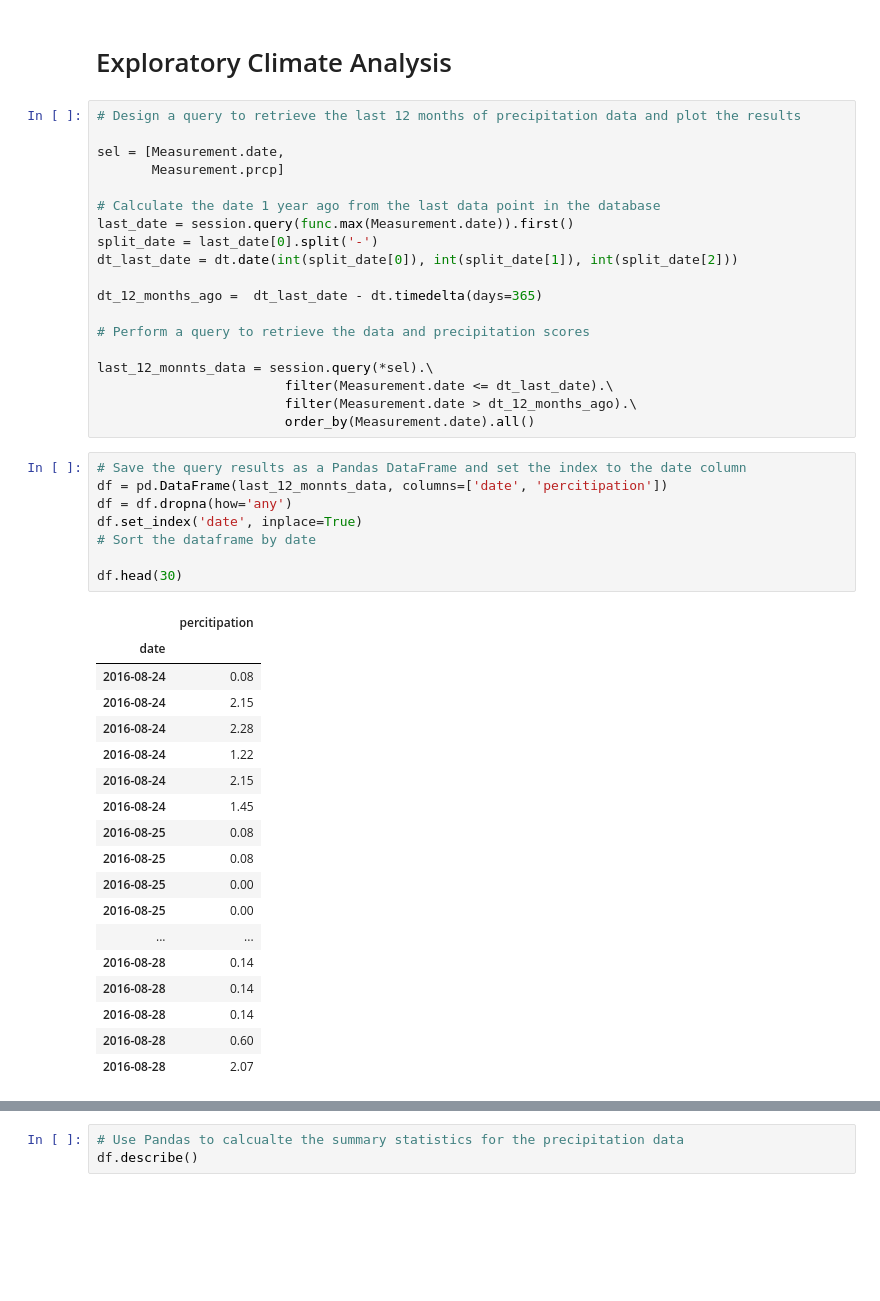
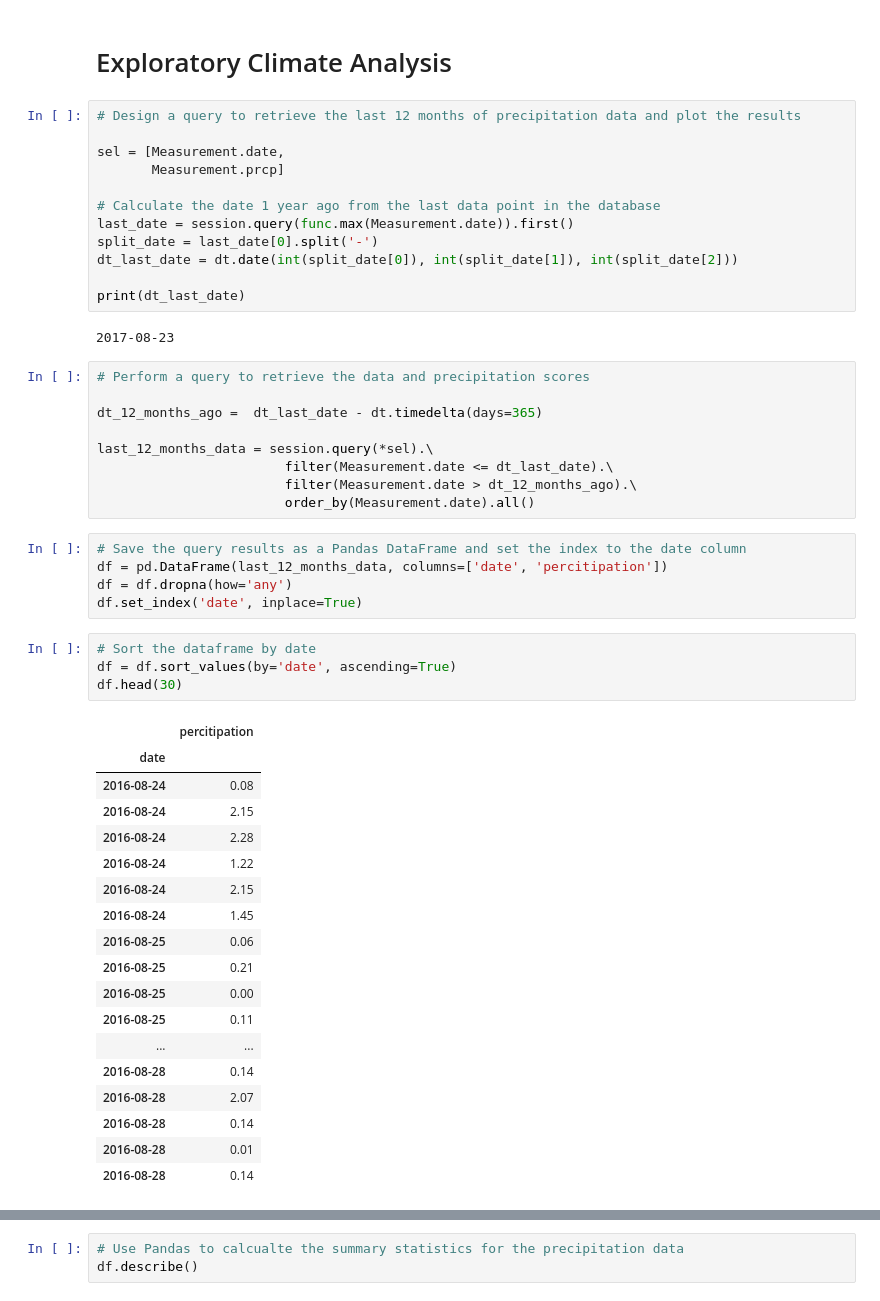
Before and after one commit to mosal2000/Flask-Climate-API, a Jupyter notebook: climate.ipynb, the cells around one changed output, grey strips where cells are left out. Drawn from its saved outputs; the diff is of its cells as text; blank space fills up the shorter version.

```diff
--- a/climate.ipynb
+++ b/climate.ipynb
@@ -59,41 +59,46 @@ last_date = session.query(func.max(Measurement.date)).first()
 split_date = last_date[0].split('-')
 dt_last_date = dt.date(int(split_date[0]), int(split_date[1]), int(split_date[2]))
 
-dt_12_months_ago =  dt_last_date - dt.timedelta(days=365)
-
-# Perform a query to retrieve the data and precipitation scores
-
-last_12_monnts_data = session.query(*sel).\
-                        filter(Measurement.date <= dt_last_date).\
-                        filter(Measurement.date > dt_12_months_ago).\
-                        order_by(Measurement.date).all()
+print(dt_last_date)
+# %% [output]
+2017-08-23
+# %%
+# Perform a query to retrieve the data and precipitation scores
+
+dt_12_months_ago =  dt_last_date - dt.timedelta(days=365)
+
+last_12_months_data = session.query(*sel).\
+                        filter(Measurement.date <= dt_last_date).\
+                        filter(Measurement.date > dt_12_months_ago).\
+                        order_by(Measurement.date).all()
 # %%
 # Save the query results as a Pandas DataFrame and set the index to the date column
-df = pd.DataFrame(last_12_monnts_data, columns=['date', 'percitipation'])
+df = pd.DataFrame(last_12_months_data, columns=['date', 'percitipation'])
 df = df.dropna(how='any')
 df.set_index('date', inplace=True)
-# Sort the dataframe by date
-
-df.head(30)
-# %% [output]
-|  | percitipation |
-| date |  |
-| 2016-08-24 | 0.08 |
-| 2016-08-24 | 2.15 |
-| 2016-08-24 | 2.28 |
-| 2016-08-24 | 1.22 |
-| 2016-08-24 | 2.15 |
-| 2016-08-24 | 1.45 |
-| 2016-08-25 | 0.08 |
-| 2016-08-25 | 0.08 |
-| 2016-08-25 | 0.00 |
-| 2016-08-25 | 0.00 |
-| ... | ... |
-| 2016-08-28 | 0.14 |
-| 2016-08-28 | 0.14 |
-| 2016-08-28 | 0.14 |
-| 2016-08-28 | 0.60 |
-| 2016-08-28 | 2.07 |
+# %%
+# Sort the dataframe by date
+df = df.sort_values(by='date', ascending=True)
+df.head(30)
+# %% [output]
+|  | percitipation |
+| date |  |
+| 2016-08-24 | 0.08 |
+| 2016-08-24 | 2.15 |
+| 2016-08-24 | 2.28 |
+| 2016-08-24 | 1.22 |
+| 2016-08-24 | 2.15 |
+| 2016-08-24 | 1.45 |
+| 2016-08-25 | 0.06 |
+| 2016-08-25 | 0.21 |
+| 2016-08-25 | 0.00 |
+| 2016-08-25 | 0.11 |
+| ... | ... |
+| 2016-08-28 | 0.14 |
+| 2016-08-28 | 2.07 |
+| 2016-08-28 | 0.14 |
+| 2016-08-28 | 0.01 |
+| 2016-08-28 | 0.14 |
 # %%
 # Use Pandas Plotting with Matplotlib to plot the data
 df.plot()
```
Also changed, not shown: parts of 19 cells of this notebook, 1 other file.
